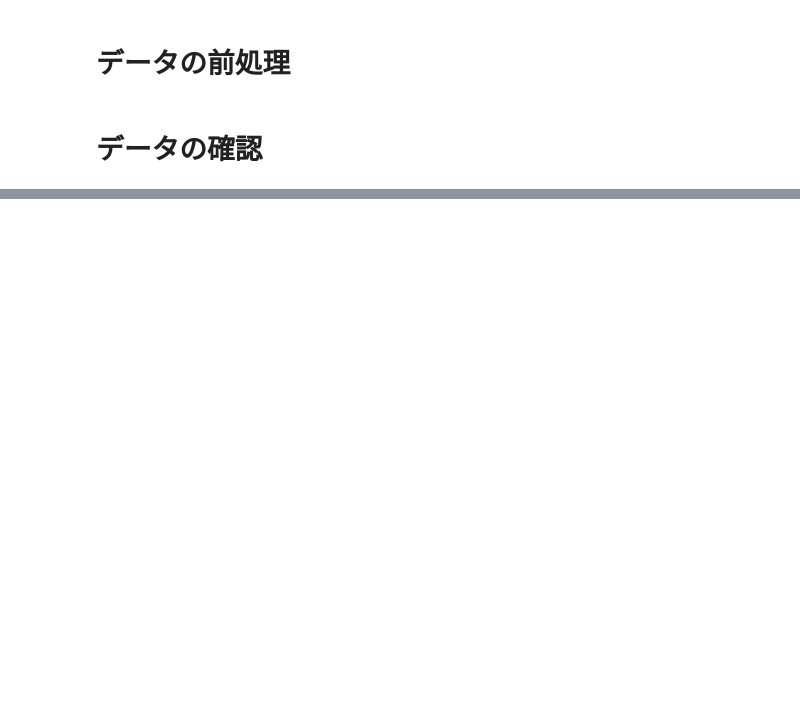
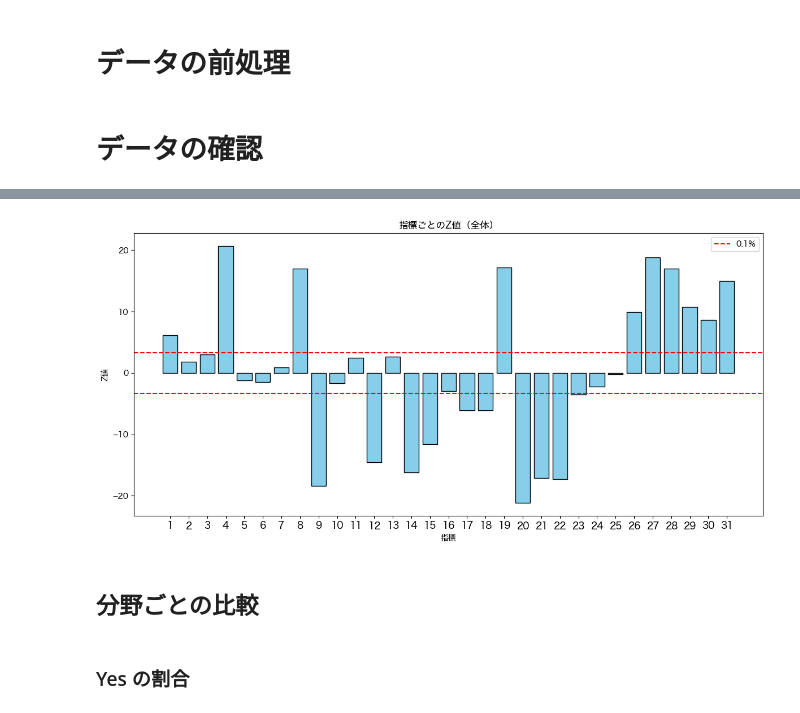
Before and after one commit to ku6kaw/Abstract-evaluation-by-Gemini, a Jupyter notebook: src/analysis/results_analysis.ipynb, the cells around one changed output, grey strips where cells are left out. Drawn from its saved outputs; the diff is of its cells as text; code cells hidden in the pictures; blank space fills up the shorter version.

```diff
--- a/src/analysis/results_analysis.ipynb
+++ b/src/analysis/results_analysis.ipynb
@@ -227,0 +266,27 @@ for key, df in dataframes.items():
+# %%
+# 全体のZ値をプロット
+
+# Rule列を数値に変換
+overall_df['Rule'] = overall_df['Rule'].str.replace('rule', '').astype(int)
+
+plt.figure(figsize=(12, 6))
+plt.bar(overall_df['Rule'], overall_df['Z-statistic'], color='skyblue', edgecolor='black')
+
+plt.axhline(y=3.29, color='red', linestyle='--', label='0.1% 有意水準 (+3.29)')
+plt.axhline(y=-3.29, color='red', linestyle='--', label='0.1% 有意水準 (-3.29)')
+
+plt.title('指標ごとのZ値（全体）')
+plt.ylabel('Z値')
+plt.xlabel('指標')
+# 横軸の値をすべて表示
+plt.xticks(ticks=overall_df['Rule'], labels=overall_df['Rule'], fontsize=12)
+
+plt.legend()
+plt.tight_layout()
+plt.show()
+# %% [output]
+[figure, added]
+# %% [markdown]
+## 分野ごとの比較
+# %% [markdown]
+### Yes の割合
```
Also changed, not shown: parts of 33 cells of this notebook.
